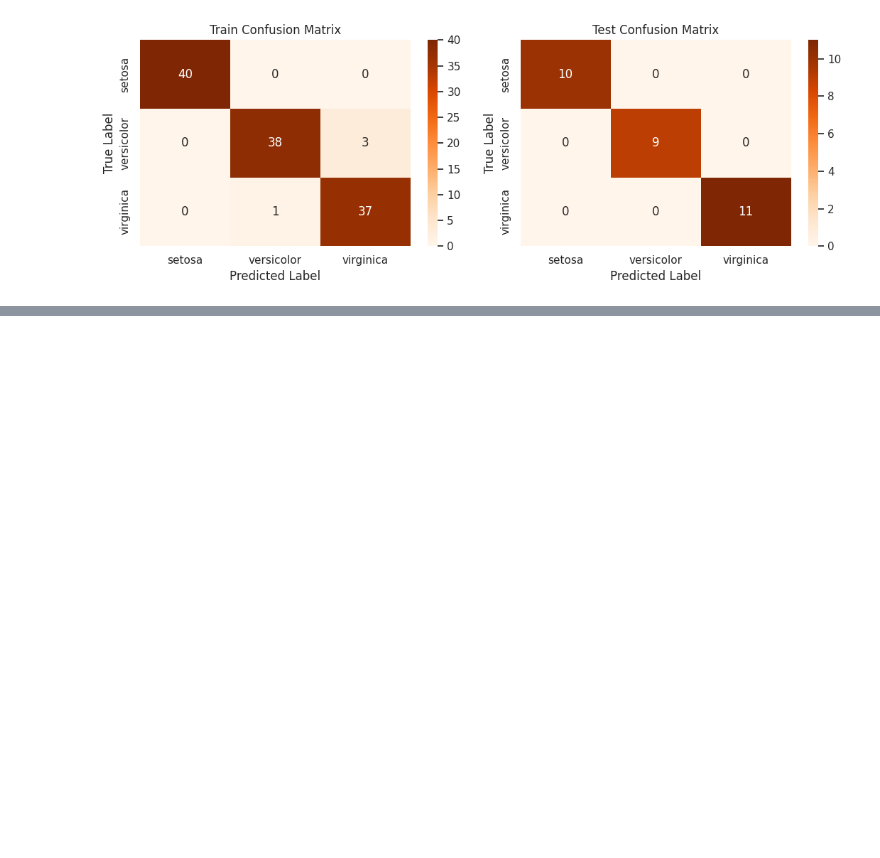
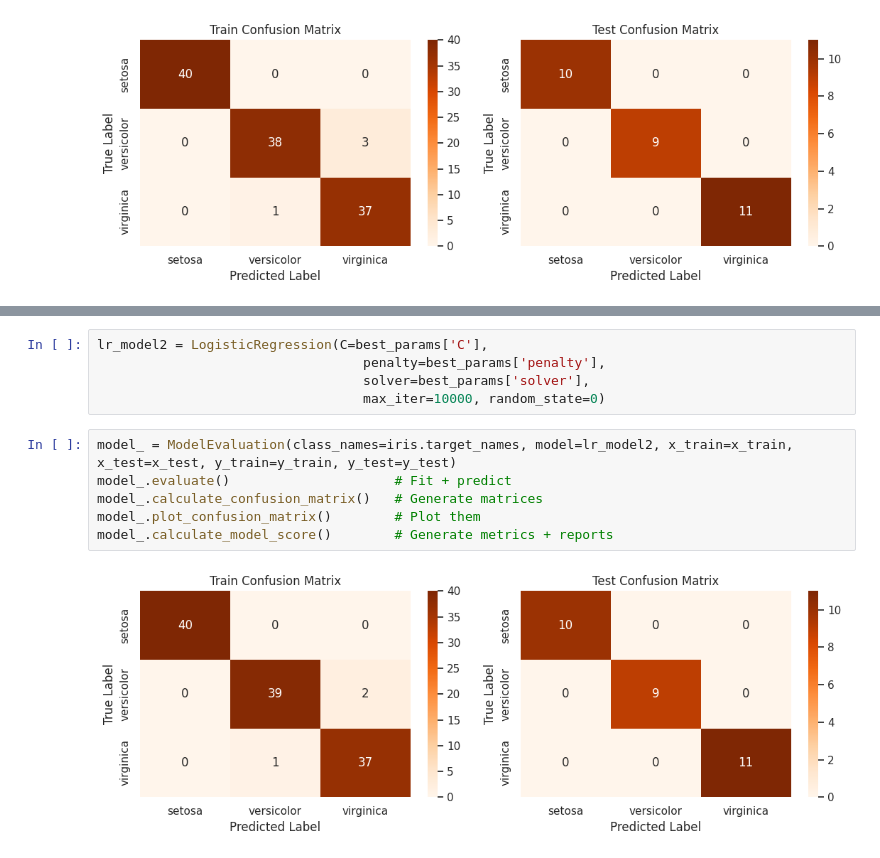
Before and after one commit to Aya11ali/Iris_Flower_Classification, a Jupyter notebook: Iris_Flower_Classification.ipynb, the cells around one changed output, grey strips where cells are left out. Saved outputs shown, nothing was run; the diff lists cells and outputs as text; blank space fills up the shorter version.

```diff
--- a/Iris_Flower_Classification.ipynb
+++ b/Iris_Flower_Classification.ipynb
@@ -350,0 +398,13 @@ score
+# %%
+lr_model2 = LogisticRegression(C=best_params['C'],
+                                  penalty=best_params['penalty'],
+                                  solver=best_params['solver'],
+                                  max_iter=10000, random_state=0)
+# %%
+model_ = ModelEvaluation(class_names=iris.target_names, model=lr_model2, x_train=x_train, x_test=x_test, y_train=y_train, y_test=y_test)
+model_.evaluate()                     # Fit + predict
+model_.calculate_confusion_matrix()   # Generate matrices
+model_.plot_confusion_matrix()        # Plot them
+model_.calculate_model_score()        # Generate metrics + reports
+# %% [output]
+[figure, added]
```
Also changed, not shown: parts of 19 cells of this notebook.
